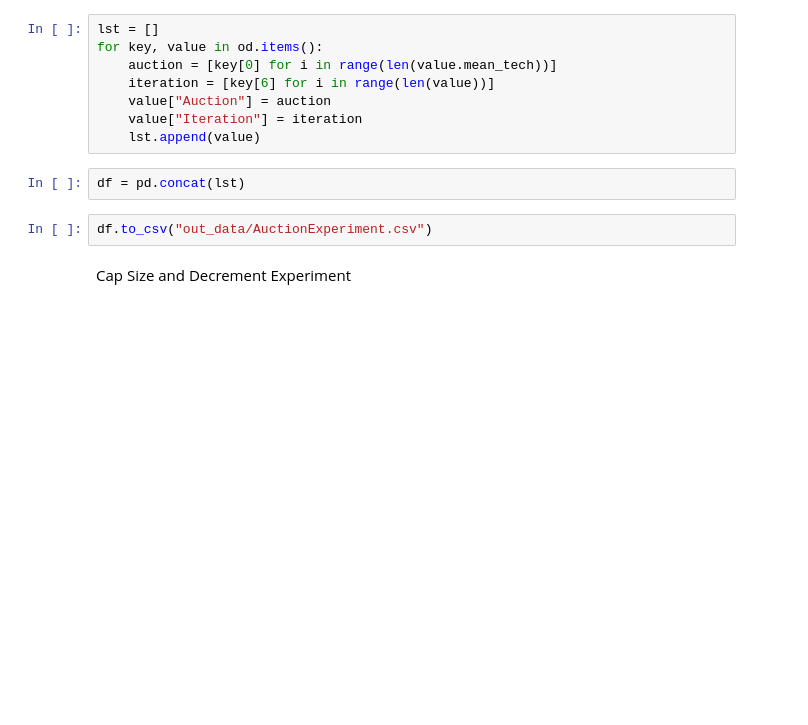
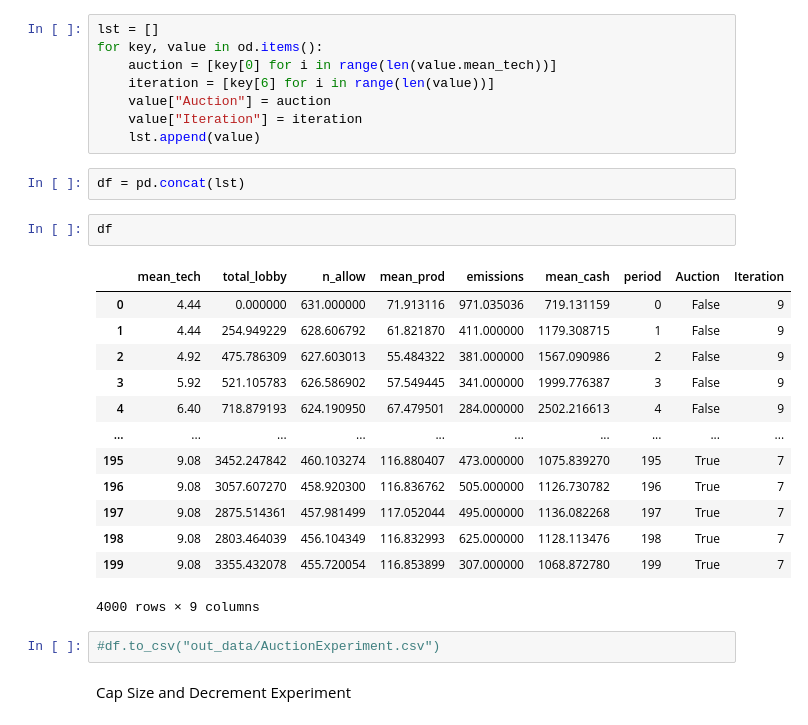
Before and after one commit to Drew-Meseck/Cap-and-Trade-Simulation, a Jupyter notebook: Experiments.ipynb, the cells around one changed output. Saved outputs shown, nothing was run; the diff lists cells and outputs as text; blank space fills up the shorter version.

```diff
--- a/Experiments.ipynb
+++ b/Experiments.ipynb
@@ -79,8 +79,24 @@ for key, value in od.items():
     lst.append(value)
 # %%
 df = pd.concat(lst)
+# %%
+df
+# %% [output]
+|  | mean_tech | total_lobby | n_allow | mean_prod | emissions | mean_cash | period | Auction | Iteration |
+| 0 | 4.44 | 0.000000 | 631.000000 | 71.913116 | 971.035036 | 719.131159 | 0 | False | 9 |
+| 1 | 4.44 | 254.949229 | 628.606792 | 61.821870 | 411.000000 | 1179.308715 | 1 | False | 9 |
+| 2 | 4.92 | 475.786309 | 627.603013 | 55.484322 | 381.000000 | 1567.090986 | 2 | False | 9 |
+| 3 | 5.92 | 521.105783 | 626.586902 | 57.549445 | 341.000000 | 1999.776387 | 3 | False | 9 |
+| 4 | 6.40 | 718.879193 | 624.190950 | 67.479501 | 284.000000 | 2502.216613 | 4 | False | 9 |
+| ... | ... | ... | ... | ... | ... | ... | ... | ... | ... |
+| 195 | 9.08 | 3452.247842 | 460.103274 | 116.880407 | 473.000000 | 1075.839270 | 195 | True | 7 |
+| 196 | 9.08 | 3057.607270 | 458.920300 | 116.836762 | 505.000000 | 1126.730782 | 196 | True | 7 |
+| 197 | 9.08 | 2875.514361 | 457.981499 | 117.052044 | 495.000000 | 1136.082268 | 197 | True | 7 |
+| 198 | 9.08 | 2803.464039 | 456.104349 | 116.832993 | 625.000000 | 1128.113476 | 198 | True | 7 |
+| 199 | 9.08 | 3355.432078 | 455.720054 | 116.853899 | 307.000000 | 1068.872780 | 199 | True | 7 |
+4000 rows × 9 columns
 # %%
-df.to_csv("out_data/AuctionExperiment.csv")
+#df.to_csv("out_data/AuctionExperiment.csv")
 # %% [markdown]
 Cap Size and Decrement Experiment
 # %%
```
Also changed, not shown: parts of 23 cells of this notebook.
